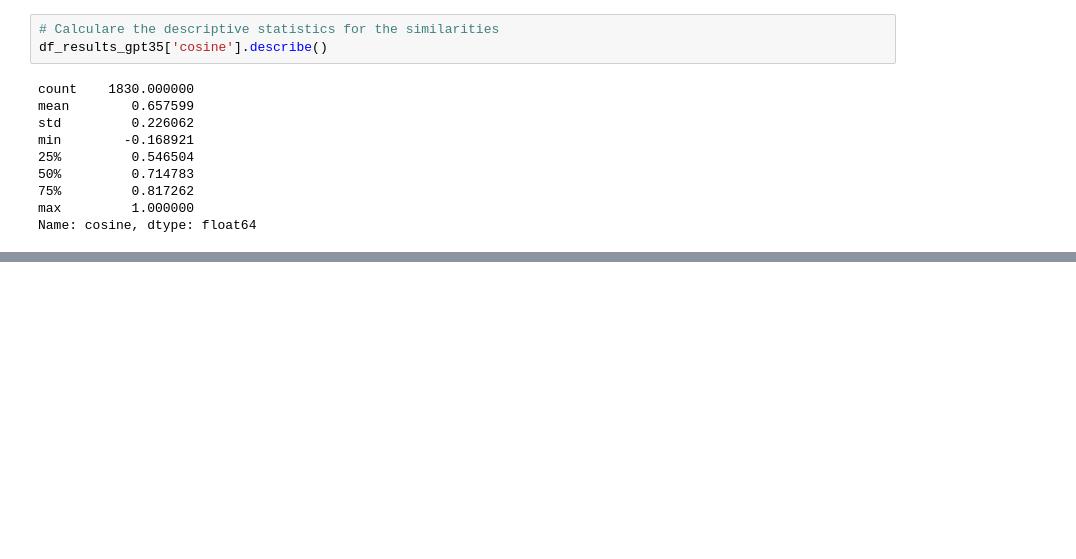
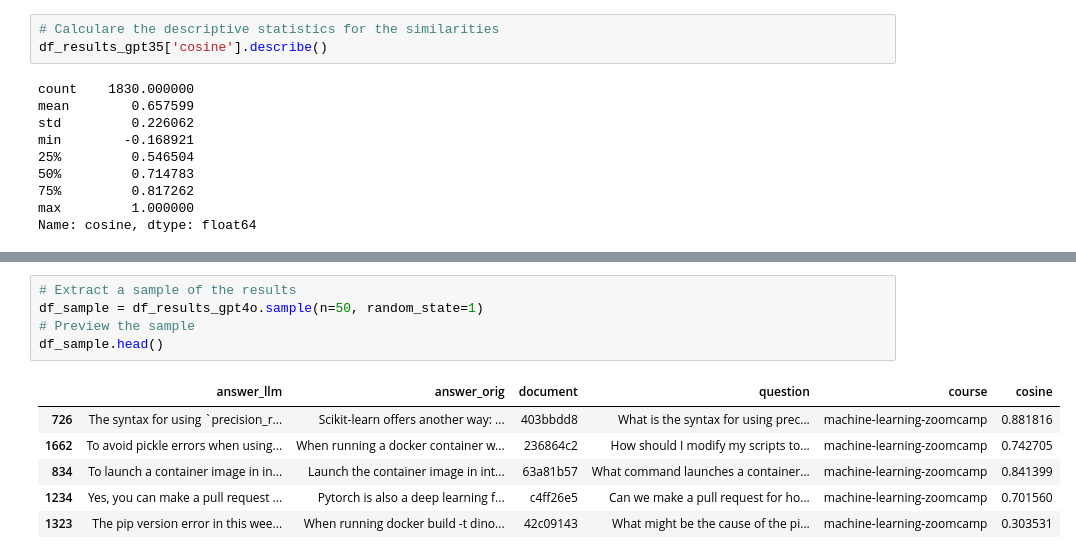
Before and after one commit to g-stavrakis/LLM_Zoomcamp_Workshop, a Jupyter notebook: offline RAG Evaluation.ipynb, the cells around one changed output, grey strips where cells are left out. Saved outputs shown, nothing was run; the diff lists cells and outputs as text; blank space fills up the shorter version.

```diff
--- a/offline RAG Evaluation.ipynb
+++ b/offline RAG Evaluation.ipynb
@@ -375,0 +432,12 @@ Name: cosine, dtype: float64
+# %%
+# Extract a sample of the results
+df_sample = df_results_gpt4o.sample(n=50, random_state=1)
+# Preview the sample
+df_sample.head()
+# %% [output]
+|  | answer_llm | answer_orig | document | question | course | cosine |
+| 726 | The syntax for using `precision_r... | Scikit-learn offers another way: ... | 403bbdd8 | What is the syntax for using prec... | machine-learning-zoomcamp | 0.881816 |
+| 1662 | To avoid pickle errors when using... | When running a docker container w... | 236864c2 | How should I modify my scripts to... | machine-learning-zoomcamp | 0.742705 |
+| 834 | To launch a container image in in... | Launch the container image in int... | 63a81b57 | What command launches a container... | machine-learning-zoomcamp | 0.841399 |
+| 1234 | Yes, you can make a pull request ... | Pytorch is also a deep learning f... | c4ff26e5 | Can we make a pull request for ho... | machine-learning-zoomcamp | 0.701560 |
+| 1323 | The pip version error in this wee... | When running docker build -t dino... | 42c09143 | What might be the cause of the pi... | machine-learning-zoomcamp | 0.303531 |
```
Also changed, not shown: parts of 10 cells of this notebook.
